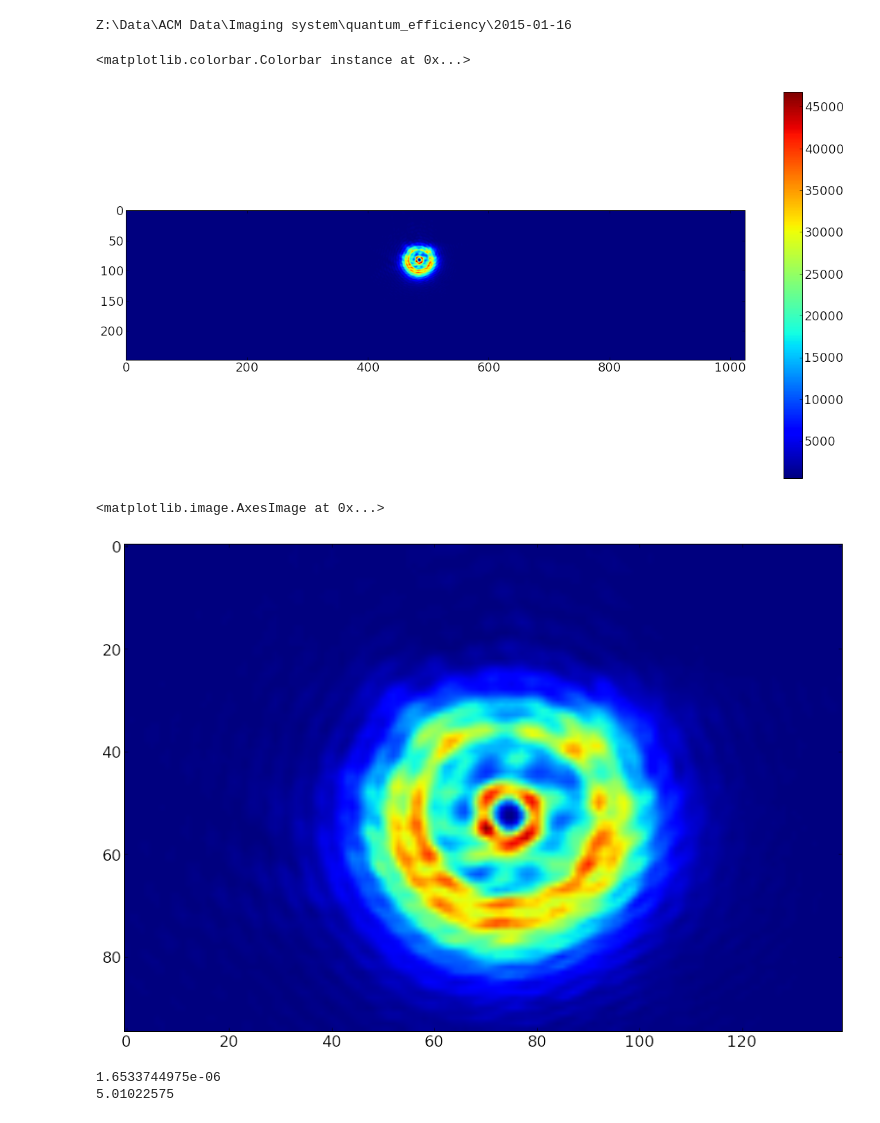
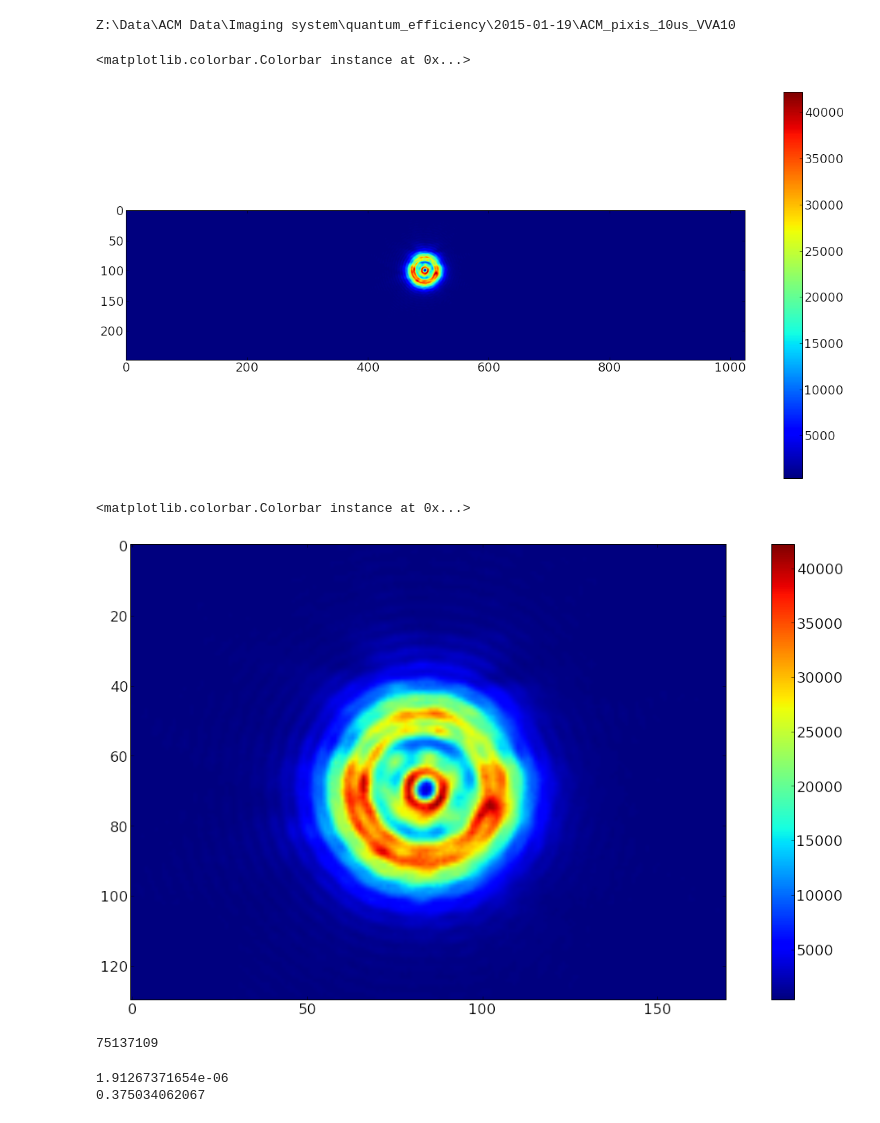
Before and after one commit to levlab-atomchip/BECy_stats, a Jupyter notebook: notebooks/pixis_quantum_efficiency.ipynb, the cells around one changed output. Cells and saved outputs as stored; diff of their text form; code cells hidden in the pictures.

```diff
--- a/notebooks/pixis_quantum_efficiency.ipynb
+++ b/notebooks/pixis_quantum_efficiency.ipynb
@@ -19,27 +19,30 @@ reload(ci)
 CD = cd.CD
 CI = ci.CloudImage
 # %%
-datadir = r'Z:\Data\ACM Data\Imaging system\quantum_efficiency\2015-01-16'
+datadir = r'Z:\Data\ACM Data\Imaging system\quantum_efficiency\2015-01-19\ACM_pixis_10us_VVA10'
 # %%
 dist = CD(datadir, False)
 img = CI(dist.filelist[0])
 plt.imshow(img.atom_image)
 plt.colorbar()
 # %% [output]
-Z:\Data\ACM Data\Imaging system\quantum_efficiency\2015-01-16
+Z:\Data\ACM Data\Imaging system\quantum_efficiency\2015-01-19\ACM_pixis_10us_VVA10
 <matplotlib.colorbar.Colorbar instance at 0x...>
-[figure, old version]
+[figure, new version]
 # %%
-img.truncate_image(410, 550, 30, 125)
+img.truncate_image(410, 580, 30, 160)
 plt.imshow(img.atom_image_trunc)
+plt.colorbar()
 # %% [output]
-<matplotlib.image.AxesImage at 0x...>
+<matplotlib.colorbar.Colorbar instance at 0x...>
-[figure, old version]
+[figure, new version]
 # %%
-counts = np.sum(np.int32(img.atom_image_trunc) - np.int32(img.dark_image_trunc))
+counts = np.sum(np.int32(img.light_image_trunc) - np.int32(img.dark_image_trunc))
+# %% [output]
+75137109
 # %%
 from math import pi
-true_power = 0.33e-6
+true_power = 5.1e-6
 photon_energy = 1.589 * 1.602e-19 #transition energy in eV, from Steck, times electron charge
 beam_energy = counts * photon_energy
 beam_power = beam_energy / 10e-6
@@ -48,5 +51,5 @@ print beam_power
 qe = beam_power / true_power
 print qe
 # %% [output]
-1.6533744975e-06
-5.01022575
+1.91267371654e-06
+0.375034062067
```
Also changed, not shown: parts of 2 cells of this notebook, 10 other files.
